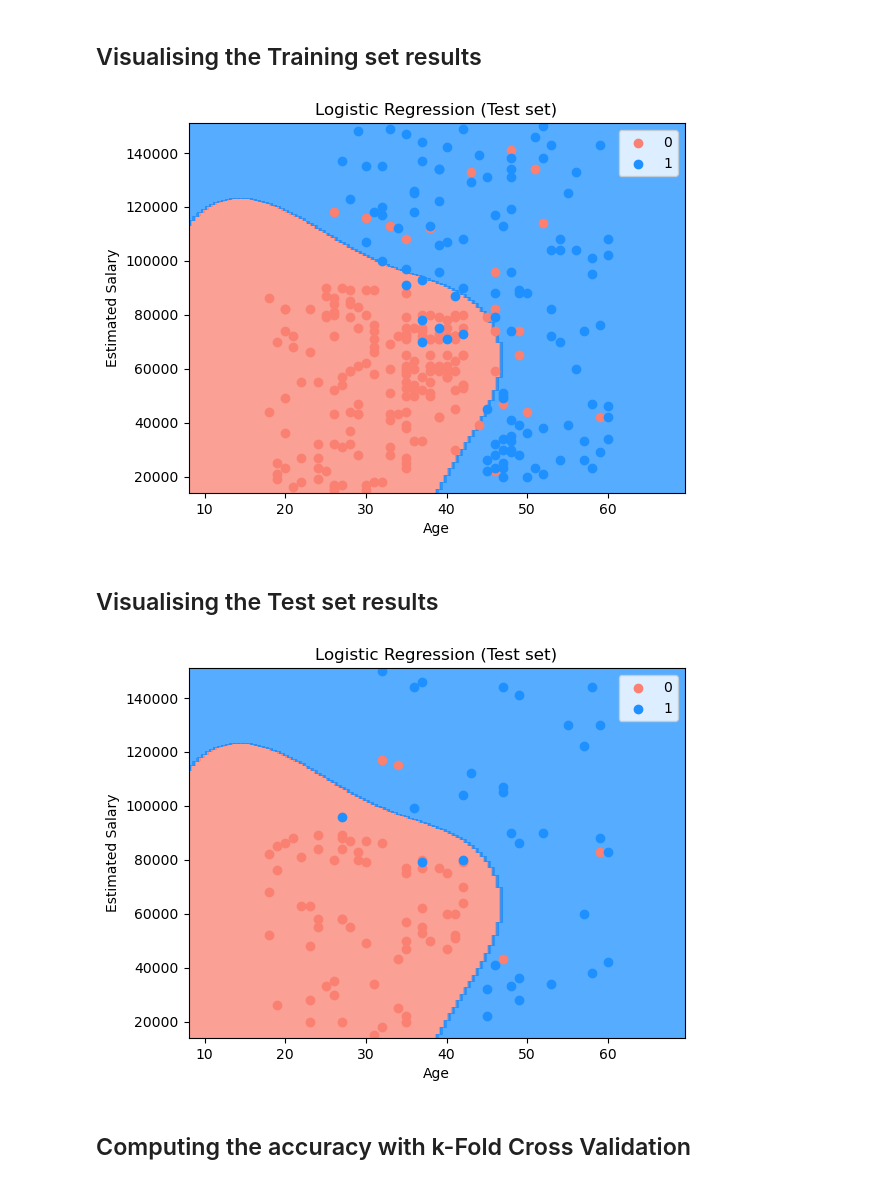
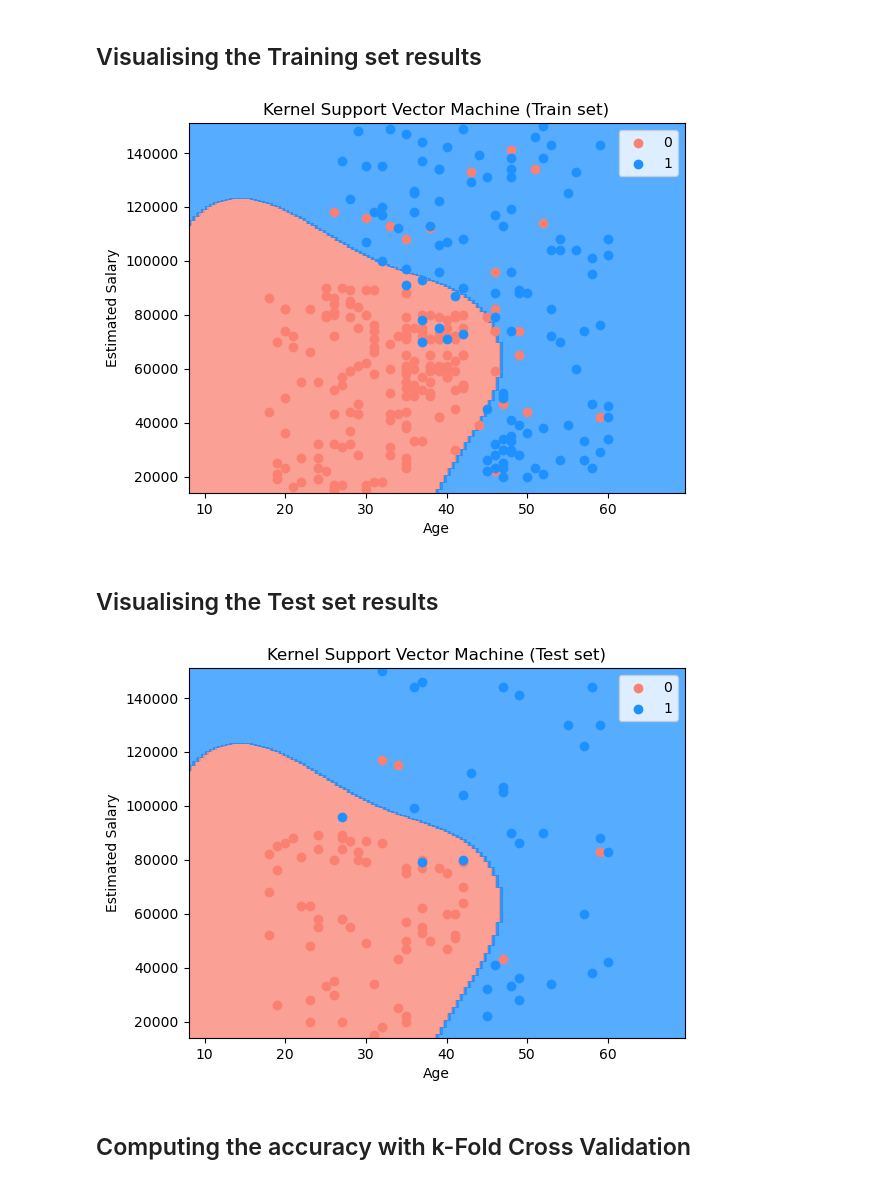
Before and after one commit to Feanor1021/Machine-learning-101, a Jupyter notebook: 2. Classification/4. Kernel SVM non-linear/kernel_SVM.ipynb, the cells around one changed output. Saved outputs shown, nothing was run; the diff lists cells and outputs as text; code cells hidden in the pictures.

Commit message:
Wrong titles of the graphs are edited

```diff
--- a/2. Classification/4. Kernel SVM non-linear/kernel_SVM.ipynb
+++ b/2. Classification/4. Kernel SVM non-linear/kernel_SVM.ipynb
@@ -119,22 +119,22 @@ print(accuracy_score(y_test, y_pred))
 # %%
 from matplotlib.colors import ListedColormap
 X_set, y_set = sc.inverse_transform(x_train), y_train
 X1, X2 = np.meshgrid(np.arange(start = X_set[:, 0].min() - 10, stop = X_set[:, 0].max() + 10, step = 0.5),
                      np.arange(start = X_set[:, 1].min() - 1000, stop = X_set[:, 1].max() + 1000, step = 0.5))
 plt.contourf(X1, X2, classifier.predict(sc.transform(np.array([X1.ravel(), X2.ravel()]).T)).reshape(X1.shape),
              alpha = 0.75, cmap = ListedColormap(('salmon', 'dodgerblue')))
 plt.xlim(X1.min(), X1.max())
 plt.ylim(X2.min(), X2.max())
 Color_map=["salmon", "dodgerblue"]
 for i, j in enumerate(np.unique(y_set)):
     plt.scatter(X_set[y_set == j, 0], X_set[y_set == j, 1], c = Color_map[i], label = j)
-plt.title('Logistic Regression (Test set)')
+plt.title('Kernel Support Vector Machine (Train set)')
 plt.xlabel('Age')
 plt.ylabel('Estimated Salary')
 plt.legend()
 plt.show()
 # %% [output]
-[figure, old version]
+[figure, new version]
 # %% [markdown]
 ## Visualising the Test set results
 # %%
@@ -149,13 +149,13 @@ plt.ylim(X2.min(), X2.max())
 Color_map=["salmon", "dodgerblue"]
 for i, j in enumerate(np.unique(y_set)):
     plt.scatter(X_set[y_set == j, 0], X_set[y_set == j, 1], c = Color_map[i], label = j)
-plt.title('Logistic Regression (Test set)')
+plt.title('Kernel Support Vector Machine (Test set)')
 plt.xlabel('Age')
 plt.ylabel('Estimated Salary')
 plt.legend()
 plt.show()
 # %% [output]
-[figure, old version]
+[figure, new version]
 # %% [markdown]
 ## Computing the accuracy with k-Fold Cross Validation
 # %%
```
Also changed, not shown: 4 other files.
